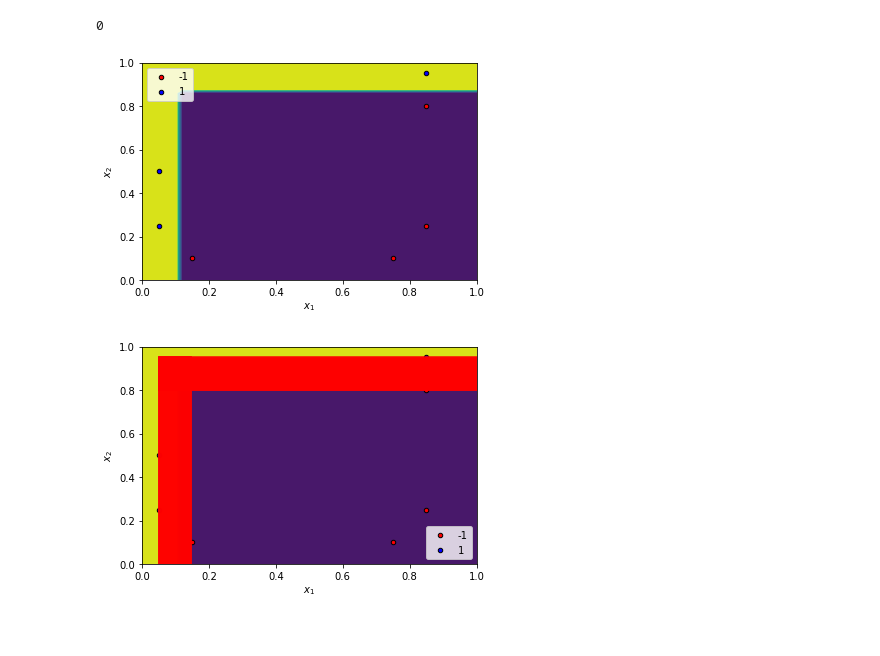
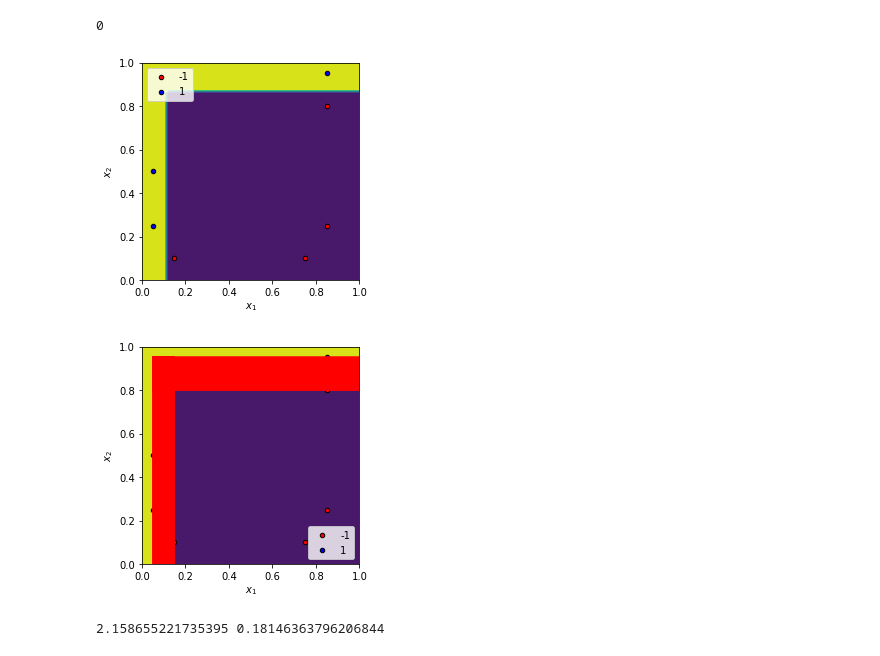
Before and after one commit to YilinGao/ML_assignments, a Jupyter notebook: hw2/hw2_code/q1.ipynb, the cells around one changed output. Drawn from its saved outputs; the diff is of its cells as text; code cells hidden in the pictures.

```diff
--- a/hw2/hw2_code/q1.ipynb
+++ b/hw2/hw2_code/q1.ipynb
@@ -133,37 +136,41 @@ plot observed data points and decision tree boundary after convergence
 
 reference: http://scikit-learn.org/stable/auto_examples/tree/plot_iris.html
 """
 # Parameters
 n_classes = 2
 plot_colors = 'rb'
 plot_step = 0.02
 
 # Plot the decision boundary
 x_bd_min, x_bd_max = 0, 1.02
 y_bd_min, y_bd_max = 0, 1.02
 xx_bd, yy_bd = np.meshgrid(np.arange(x_bd_min, x_bd_max, plot_step),
                     np.arange(y_bd_min, y_bd_max, plot_step))
 plt.tight_layout(h_pad=0.5, w_pad=0.5, pad=2.5)
 
-Z_bd = clf.predict(np.c_[xx_bd.ravel(), yy_bd.ravel()])
+Z_bd = dt.predict(np.c_[xx_bd.ravel(), yy_bd.ravel()])
 Z_bd = Z_bd.reshape(xx_bd.shape)
 cs = plt.contourf(xx_bd, yy_bd, Z_bd)
 
 plt.xlabel(r'$x_1$')
 plt.ylabel(r'$x_2$')
 
 # Plot the training points
 for i, color in zip([-1, 1], plot_colors):
     idx = np.where(y == i)
     plt.scatter(X[idx, 0], X[idx, 1], c=color, label=i,
                 cmap=plt.cm.RdYlBu, edgecolor='black', s=20)
 
 plt.legend()
-plt.axis("tight")
+plt.gca().set_aspect('equal', adjustable='box')
 plt.show()
 # %% [output]
-[figure, old version]
+[figure, new version]
 # %%
+"""
+q1b
+plot observed data points, decision tree boundary after convergence, and all other decision boundaries with same error rate
+"""
 # Parameters
 n_classes = 2
 plot_colors = 'rb'
@@ -176,7 +183,7 @@ xx_bd, yy_bd = np.meshgrid(np.arange(x_bd_min, x_bd_max, plot_step),
                     np.arange(y_bd_min, y_bd_max, plot_step))
 plt.tight_layout(h_pad=0.5, w_pad=0.5, pad=2.5)
 
-Z_bd = clf.predict(np.c_[xx_bd.ravel(), yy_bd.ravel()])
+Z_bd = dt.predict(np.c_[xx_bd.ravel(), yy_bd.ravel()])
 Z_bd = Z_bd.reshape(xx_bd.shape)
 cs = plt.contourf(xx_bd, yy_bd, Z_bd)
 
@@ -200,7 +207,7 @@ for yi in np.nditer(y_other):
     plt.plot([x_other, 1], [yi, yi], 'r')
 
 plt.legend()
-plt.axis("tight")
+plt.gca().set_aspect('equal', adjustable='box')
 plt.show()
 # %% [output]
-[figure, old version]
+[figure, new version]
@@ -206,0 +221,6 @@ plt.show()
+# %%
+p_star = (1 - (np.pi / 4)) ** (-1/2)
+t_star = t(p_star)
+print(p_star, t_star)
+# %% [output]
+2.158655221735395 0.18146363796206844
```
Also changed, not shown: parts of 7 cells of this notebook, 8 other files.
